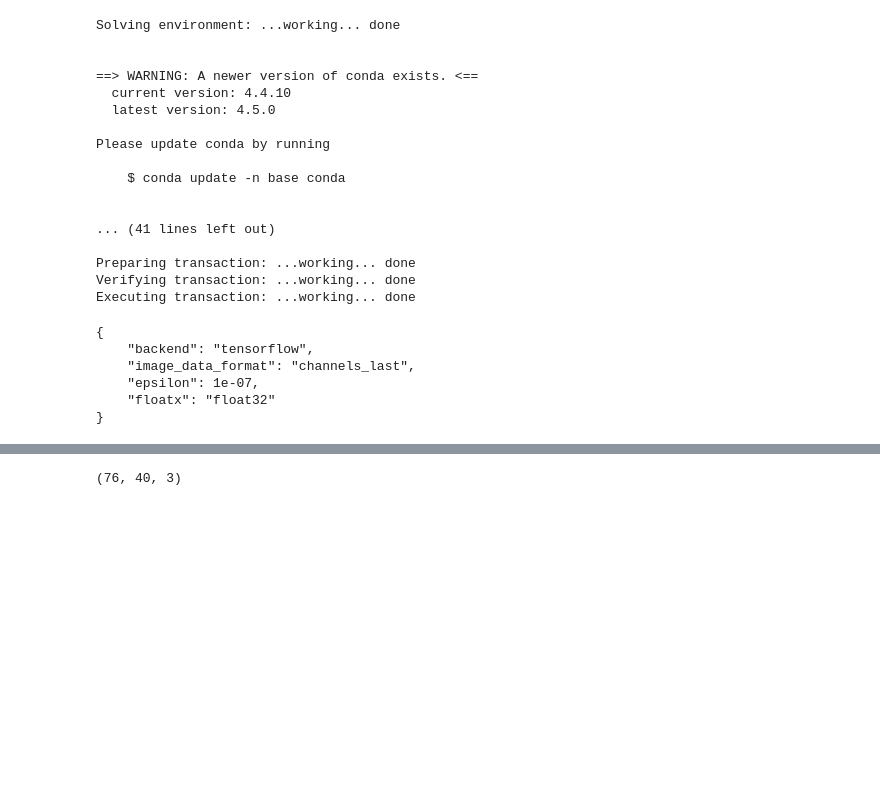
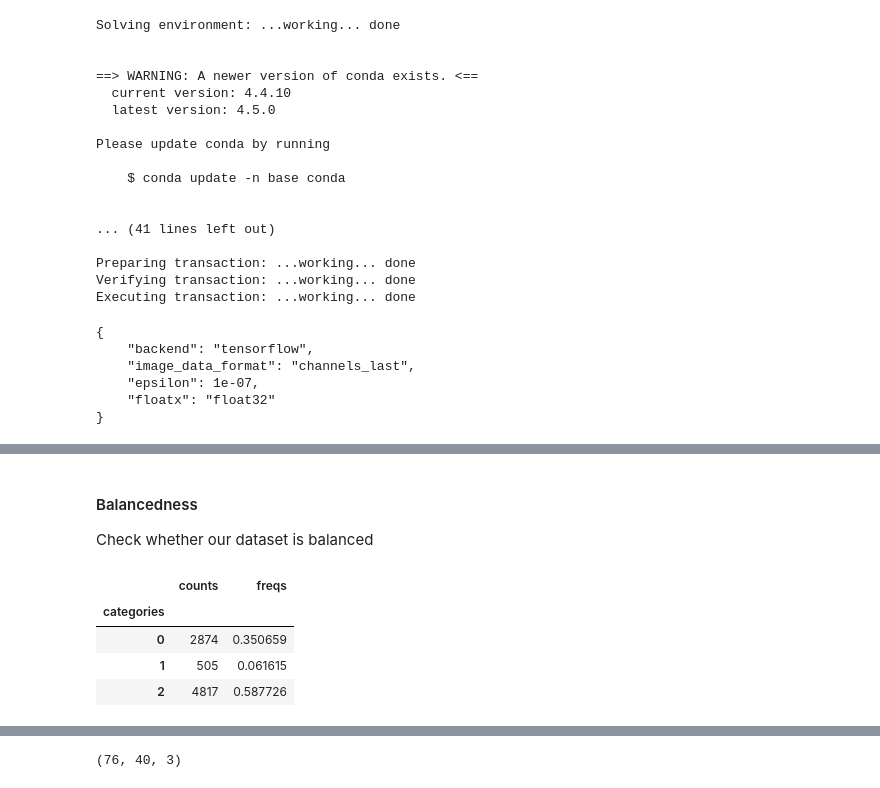
Before and after one commit to Abdilaziz/TL_training, a Jupyter notebook: TL_classifier/initial_classifier.ipynb, the cells around one changed output, grey strips where cells are left out. Drawn from its saved outputs; the diff is of its cells as text; code cells hidden in the pictures; blank space fills up the shorter version.

```diff
--- a/TL_classifier/initial_classifier.ipynb
+++ b/TL_classifier/initial_classifier.ipynb
@@ -71,35 +75,41 @@ def read_img(img_path, dim, colspace = 'BGR'):
 def read_color(path, color, dim, colspace):
     x = np.stack([read_img(path + f, dim, colspace) for f in os.listdir(path)], axis=0)
     y = np.full(x.shape[0], color)
-    return (x, y)
+    p = np.stack([f for f in os.listdir(path)])
+    return (x, y, p)
 
 def read_tl_dir(path, dim, colspace, lib='keras'):
     x = []
     y = []
+    p = []
     for directory, color in zip(['Red/', 'Yellow/', 'Green/'], [RED, YELLOW, GREEN]):
-        x_img, y_img = read_color(os.path.join(path, directory), color, dim, colspace)
+        x_img, y_img, f_path = read_color(os.path.join(path, directory), color, dim, colspace)
         x.append(x_img)
         y.append(y_img)
+        p.append(f_path)
 
     x = np.concatenate(x)
     y = np.concatenate(y)
+    p = np.concatenate(p)
     x = x.astype('float32')
     x /= 255
-    return x, y
+    return x, y, p
 
 
 def read_train_test_tl(train_path, test_path, dim, colspace, lib='keras'):
-    x_train, y_train = read_tl_dir(train_path, dim, colspace, lib)
-    x_test, y_test = read_tl_dir(test_path, dim, colspace, lib)
+    x_train, y_train, p_train = read_tl_dir(train_path, dim, colspace, lib)
+    x_test, y_test, p_test = read_tl_dir(test_path, dim, colspace, lib)
 
-    return x_train, y_train, x_test, y_test
+    return x_train, y_train, p_train, x_test, y_test, p_test
 
 
 train_data_dir = '../imgs/training/'
 validation_data_dir = '../imgs/validation/'
 
-x_train, y_train, x_validation, y_validation = read_train_test_tl(train_data_dir, validation_data_dir, dim=(img_height, img_width),
-                                                                  colspace='HSV', lib='tf')
+x_train, y_train, p_train, x_validation, y_validation, p_validation = read_train_test_tl(train_data_dir,
+                                                                                         validation_data_dir,
+                                                                                         dim=(img_height, img_width),
+                                                                                         colspace='HSV', lib='tf')
 
 assert x_train.shape != x_validation.shape
 assert x_train.shape[1:] == x_validation.shape[1:]
@@ -108,0 +143,11 @@ assert x_train.shape[1:] == x_validation.shape[1:]
+# %% [markdown]
+#### Balancedness
+Check whether our dataset is balanced
+# %%
+pd.Categorical(y).describe()
+# %% [output]
+|  | counts | freqs |
+| categories |  |  |
+| 0 | 2874 | 0.350659 |
+| 1 | 505 | 0.061615 |
+| 2 | 4817 | 0.587726 |
```
Also changed, not shown: parts of 15 cells of this notebook.
